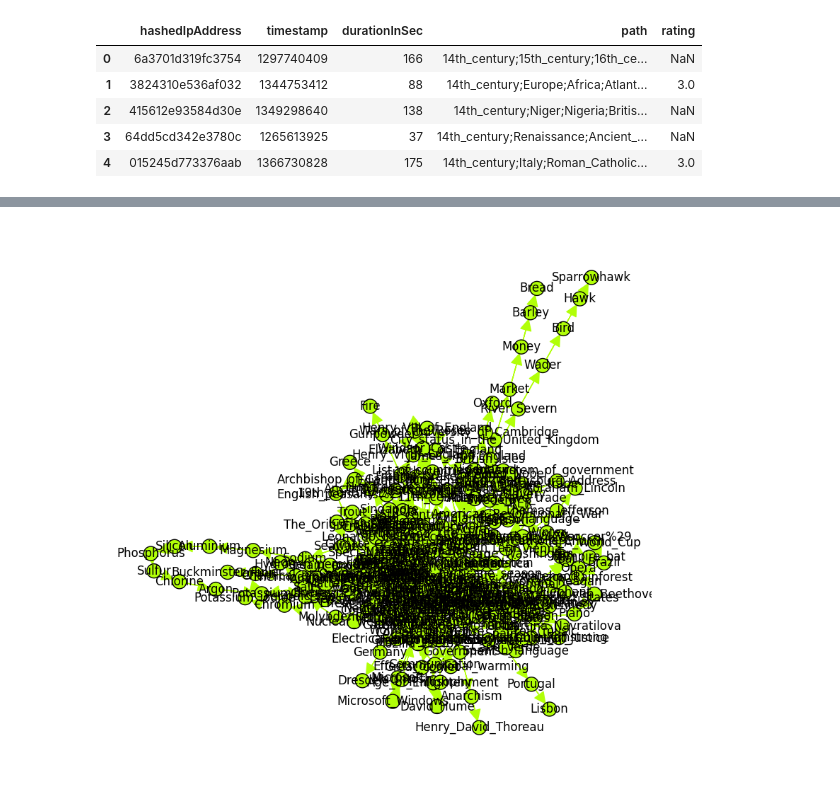
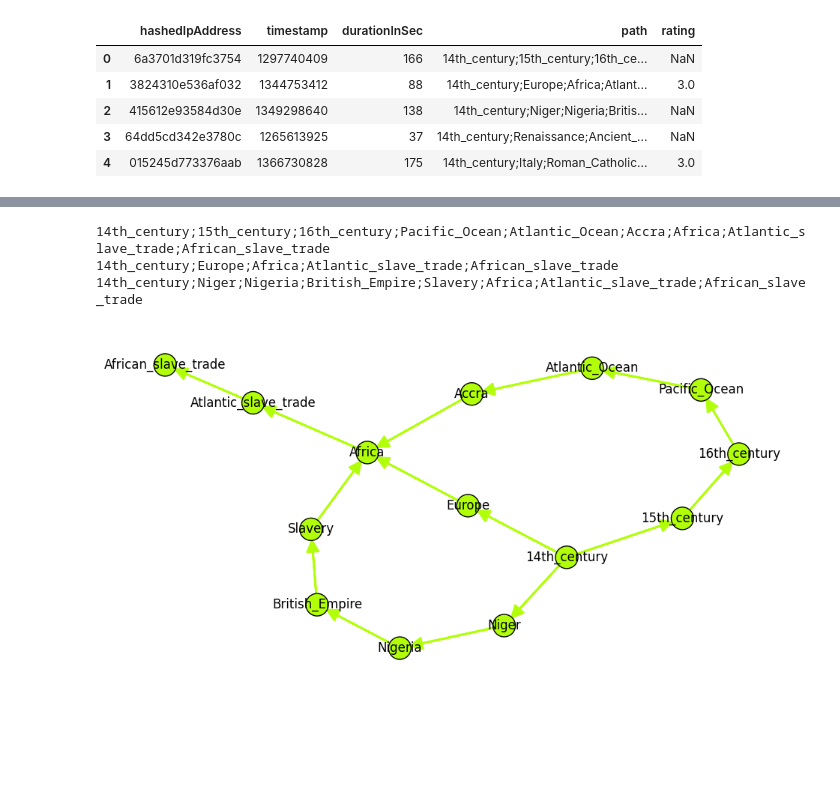
Before and after one commit to BrightMehou/random-ml, a Jupyter notebook: ranking/data_preparation.ipynb, the cells around one changed output, grey strips where cells are left out. Drawn from its saved outputs; the diff is of its cells as text; code cells hidden in the pictures; blank space fills up the shorter version.

```diff
--- a/ranking/data_preparation.ipynb
+++ b/ranking/data_preparation.ipynb
@@ -41,5 +31,0 @@ paths_with_return[0]
-# %%
-get_edge_list = lambda path: [(path[i], path[i + 1]) for i in range(len(path) - 1)]
-test = []
-for path in paths[0:100]:
-    test.extend(get_edge_list(path.split(";")))
@@ -131,8 +32,45 @@ df_edges.head()
+# %%
+def create_edges_from_paths(paths: list[str]) -> list[tuple[str, str]]:
+
+    edges = []
+
+    for path in paths:
+        pages = path.split(";")
+
+        stack = []
+        previous_page = None
+
+        for page in pages:
+
+            if page == "<":
+                if stack:
+                    previous_page = stack.pop()
+
+            else:
+                if previous_page is not None:
+                    edges.append((previous_page, page))
+
+                stack.append(previous_page)
+                previous_page = page
+
+    return edges
+# %%
+def create_graph_from_paths(paths: list[str]) -> ig.Graph:
+    edges = create_edges_from_paths(paths)
+    edges = pd.DataFrame(edges, columns=["source", "target"])
+    edges.drop_duplicates(inplace=True)
+    return ig.Graph.DataFrame(edges, use_vids=False, directed=True)
 # %%
-g = ig.Graph.DataFrame(df_edges, use_vids=False, directed=True)
-fig, ax = plt.subplots(figsize=(10, 10))
-ig.plot(g, target=ax,vertex_label=g.vs["name"], vertex_color="#B1FF08", vertex_size=20, edge_width=1, edge_color="#B1FF08")
+subset_paths = paths[0:3]
+for path in subset_paths:
+    print(path)
+g = create_graph_from_paths(subset_paths)
+fig, ax = plt.subplots(figsize=(12, 6))
+ig.plot(g, target=ax,vertex_label=g.vs["name"], vertex_color="#B1FF08", edge_color="#B1FF08")
 
 plt.show()
 # %% [output]
+14th_century;15th_century;16th_century;Pacific_Ocean;Atlantic_Ocean;Accra;Africa;Atlantic_slave_trade;African_slave_trade
+14th_century;Europe;Africa;Atlantic_slave_trade;African_slave_trade
+14th_century;Niger;Nigeria;British_Empire;Slavery;Africa;Atlantic_slave_trade;African_slave_trade
-[figure, old version]
+[figure, new version]
```
Also changed, not shown: parts of 11 cells of this notebook, 4 other files.
